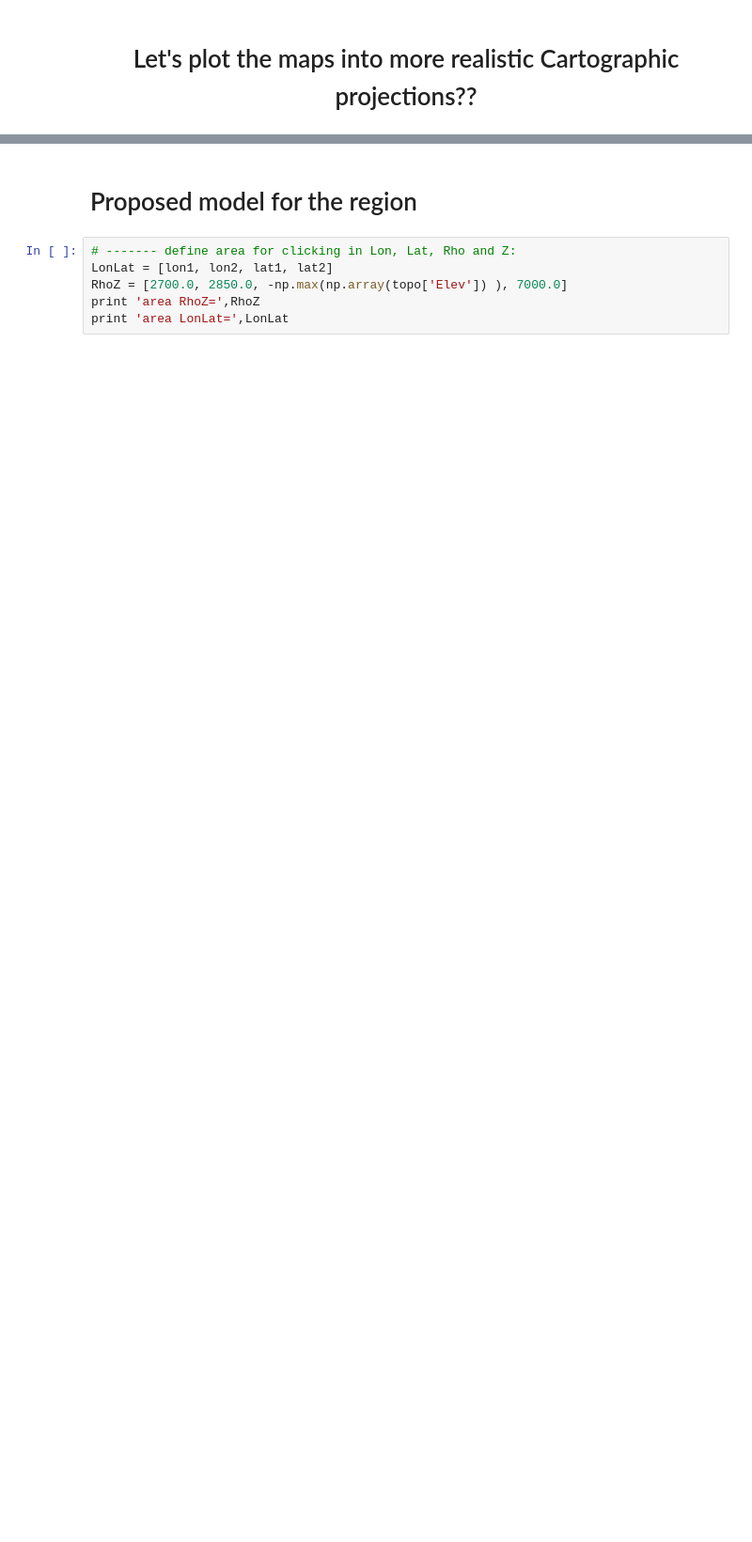
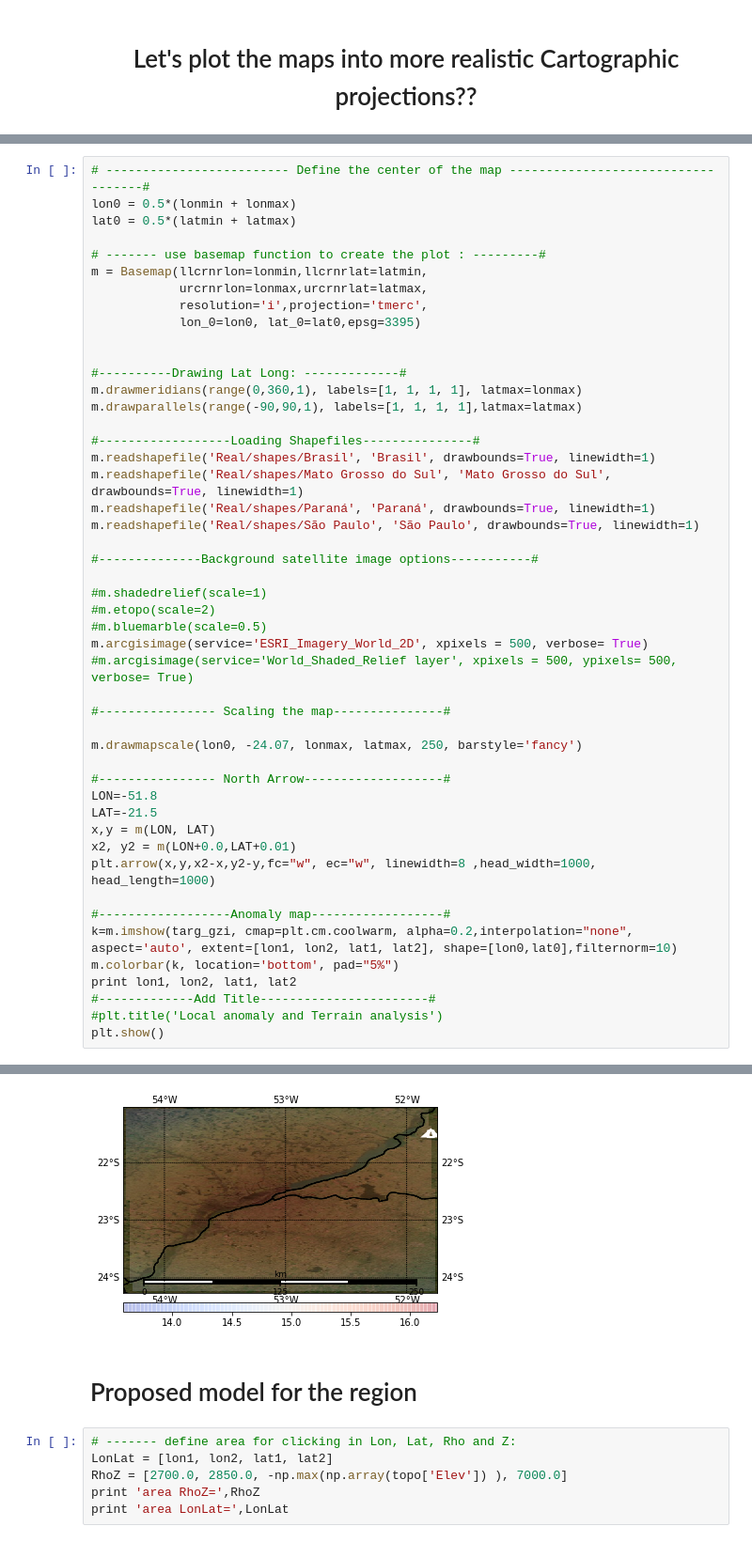
Before and after one commit to rodrigobijani/Congresso_Brasileiro_Geologia2018, a Jupyter notebook: scripts/real.ipynb, the cells around one changed output, grey strips where cells are left out. Shown at 94% size. Saved outputs shown, nothing was run; the diff lists cells and outputs as text; blank space fills up the shorter version.

Commit message:
Adding regional map with local anomaly above

```diff
--- a/scripts/real.ipynb
+++ b/scripts/real.ipynb
@@ -427,0 +437,49 @@ plt.show()
+# %%
+# ------------------------- Define the center of the map -----------------------------------#
+lon0 = 0.5*(lonmin + lonmax)
+lat0 = 0.5*(latmin + latmax)
+
+# ------- use basemap function to create the plot : ---------#
+m = Basemap(llcrnrlon=lonmin,llcrnrlat=latmin,
+            urcrnrlon=lonmax,urcrnrlat=latmax,
+            resolution='i',projection='tmerc',
+            lon_0=lon0, lat_0=lat0,epsg=3395)
+
+
+#----------Drawing Lat Long: -------------#
+m.drawmeridians(range(0,360,1), labels=[1, 1, 1, 1], latmax=lonmax)
+m.drawparallels(range(-90,90,1), labels=[1, 1, 1, 1],latmax=latmax)
+
+#------------------Loading Shapefiles---------------#
+m.readshapefile('Real/shapes/Brasil', 'Brasil', drawbounds=True, linewidth=1)
+m.readshapefile('Real/shapes/Mato Grosso do Sul', 'Mato Grosso do Sul', drawbounds=True, linewidth=1)
+m.readshapefile('Real/shapes/Paraná', 'Paraná', drawbounds=True, linewidth=1)
+m.readshapefile('Real/shapes/São Paulo', 'São Paulo', drawbounds=True, linewidth=1)
+
+#--------------Background satellite image options-----------#
+
+#m.shadedrelief(scale=1)
+#m.etopo(scale=2)
+#m.bluemarble(scale=0.5)
+m.arcgisimage(service='ESRI_Imagery_World_2D', xpixels = 500, verbose= True)
+#m.arcgisimage(service='World_Shaded_Relief layer', xpixels = 500, ypixels= 500, verbose= True)
+
+#---------------- Scaling the map---------------#
+
+m.drawmapscale(lon0, -24.07, lonmax, latmax, 250, barstyle='fancy')
+
+#---------------- North Arrow-------------------#
+LON=-51.8
+LAT=-21.5
+x,y = m(LON, LAT)
+x2, y2 = m(LON+0.0,LAT+0.01)
+plt.arrow(x,y,x2-x,y2-y,fc="w", ec="w", linewidth=8 ,head_width=1000, head_length=1000)
+
+#------------------Anomaly map------------------#
+k=m.imshow(targ_gzi, cmap=plt.cm.coolwarm, alpha=0.2,interpolation="none", aspect='auto', extent=[lon1, lon2, lat1, lat2], shape=[lon0,lat0],filternorm=10)
+m.colorbar(k, location='bottom', pad="5%")
+print lon1, lon2, lat1, lat2
+#-------------Add Title-----------------------#
+#plt.title('Local anomaly and Terrain analysis')
+plt.show()
+# %% [output]
@@ -428,3 +492,4 @@ plt.show()
+[figure, added]
 # %% [markdown]
 # Proposed model for the region
 # %%
```
Also changed, not shown: parts of 13 cells of this notebook.
